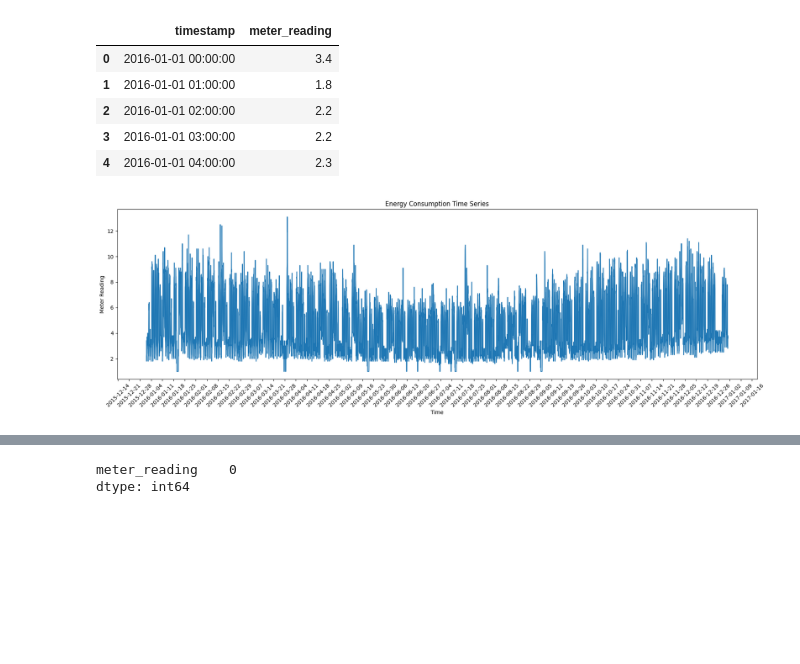
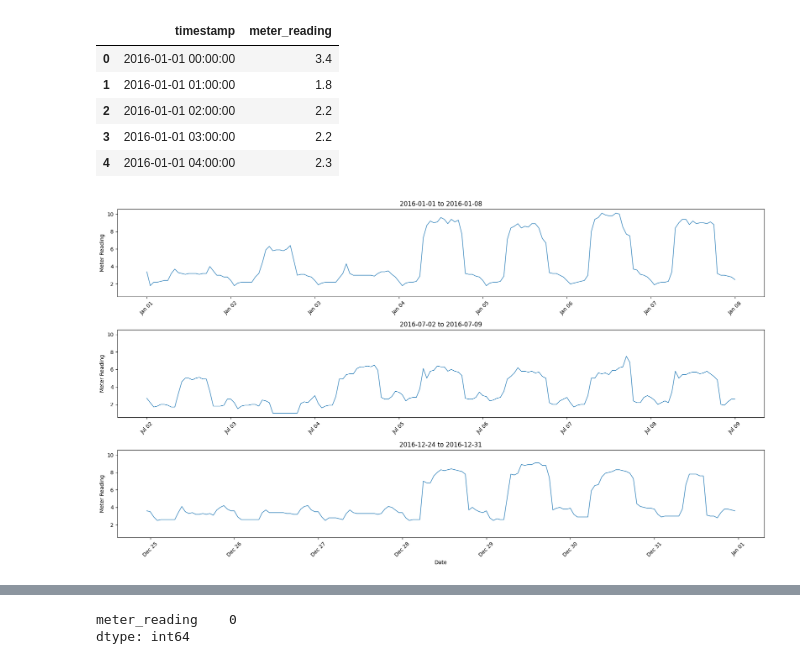
Before and after one commit to energyfms/notebooks, a Jupyter notebook: energy_ttm_finetuning.ipynb, the cells around one changed output, grey strips where cells are left out. Cells and saved outputs as stored; diff of their text form; code cells hidden in the pictures; blank space fills up the shorter version.

```diff
--- a/energy_ttm_finetuning.ipynb
+++ b/energy_ttm_finetuning.ipynb
@@ -126,23 +113,41 @@ df.set_index("timestamp", inplace=True)
 df.index = pd.to_datetime(df.index)
 # Ensure numeric
 df["meter_reading"] = pd.to_numeric(df["meter_reading"], errors="coerce")
-# %%
-import matplotlib.dates as mdates
-
-plt.figure(figsize=(18, 6))
-plt.plot(df.index, df["meter_reading"])
-
-ax = plt.gca()
-
-# Major ticks every week (Monday)
-ax.xaxis.set_major_locator(mdates.WeekdayLocator(byweekday=mdates.MO, interval=1))
-ax.xaxis.set_major_formatter(mdates.DateFormatter('%Y-%m-%d'))
-
-plt.xticks(rotation=45)
-plt.title("Energy Consumption Time Series")
-plt.xlabel("Time")
-plt.ylabel("Meter Reading")
-plt.tight_layout()
-plt.show()
-# %% [output]
-[figure, removed]
+# %%
+import matplotlib.pyplot as plt
+import matplotlib.dates as mdates
+
+# Number of weeks to display
+num_windows = 3
+window = pd.Timedelta(days=7)
+
+# Starting indices (beginning, middle, end)
+starts = [
+    df.index[0],
+    df.index[len(df)//2],
+    df.index[-1] - window
+]
+
+fig, axes = plt.subplots(num_windows, 1, figsize=(18, 10), sharey=True)
+
+for ax, start in zip(axes, starts):
+    end = start + window
+    week = df.loc[start:end]
+
+    ax.plot(week.index, week["meter_reading"], linewidth=1)
+
+    ax.set_title(f"{start.date()} to {end.date()}")
+    ax.set_ylabel("Meter Reading")
+
+    # Tick every day
+    ax.xaxis.set_major_locator(mdates.DayLocator(interval=1))
+    ax.xaxis.set_major_formatter(mdates.DateFormatter("%b %d"))
+
+    plt.setp(ax.get_xticklabels(), rotation=45)
+
+axes[-1].set_xlabel("Date")
+
+plt.tight_layout()
+plt.show()
+# %% [output]
+[figure, added]
```
Also changed, not shown: parts of 34 cells of this notebook, 2 other files.
